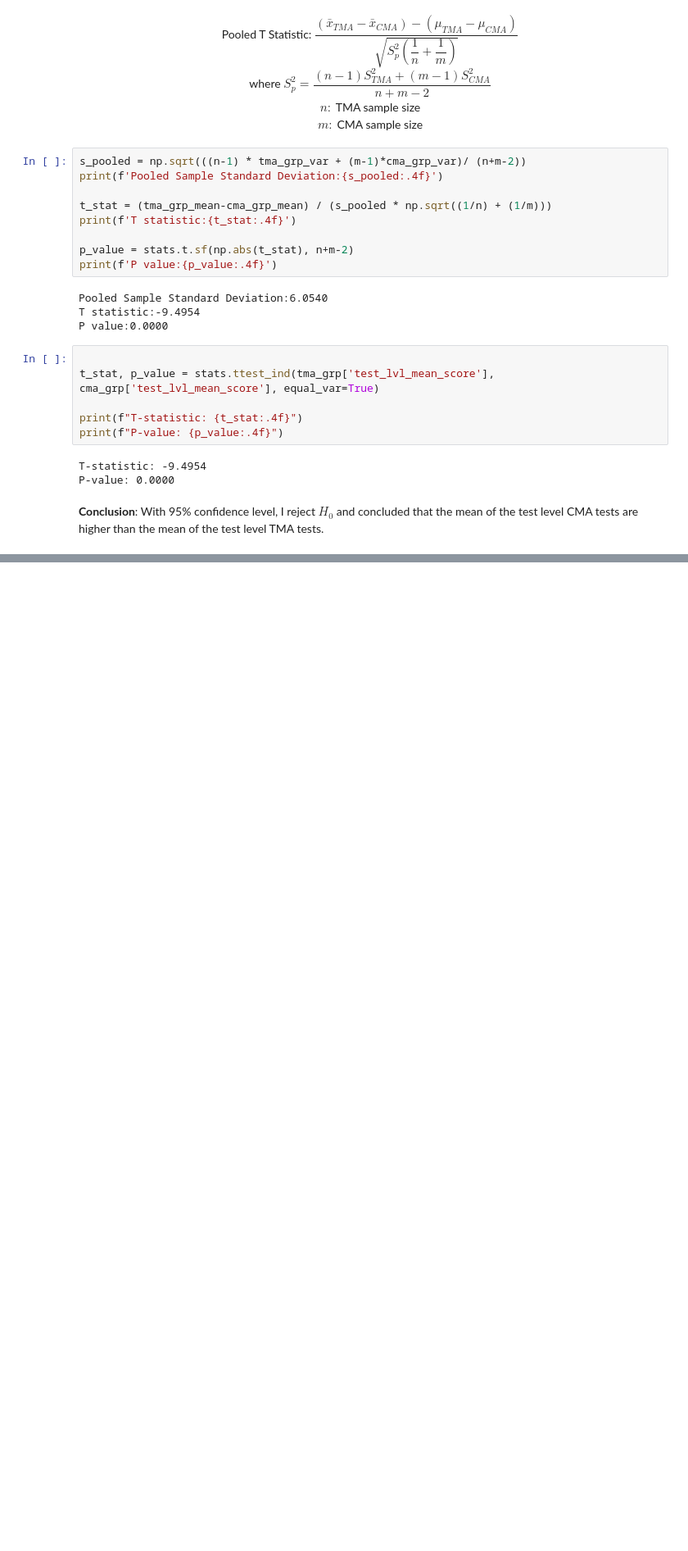
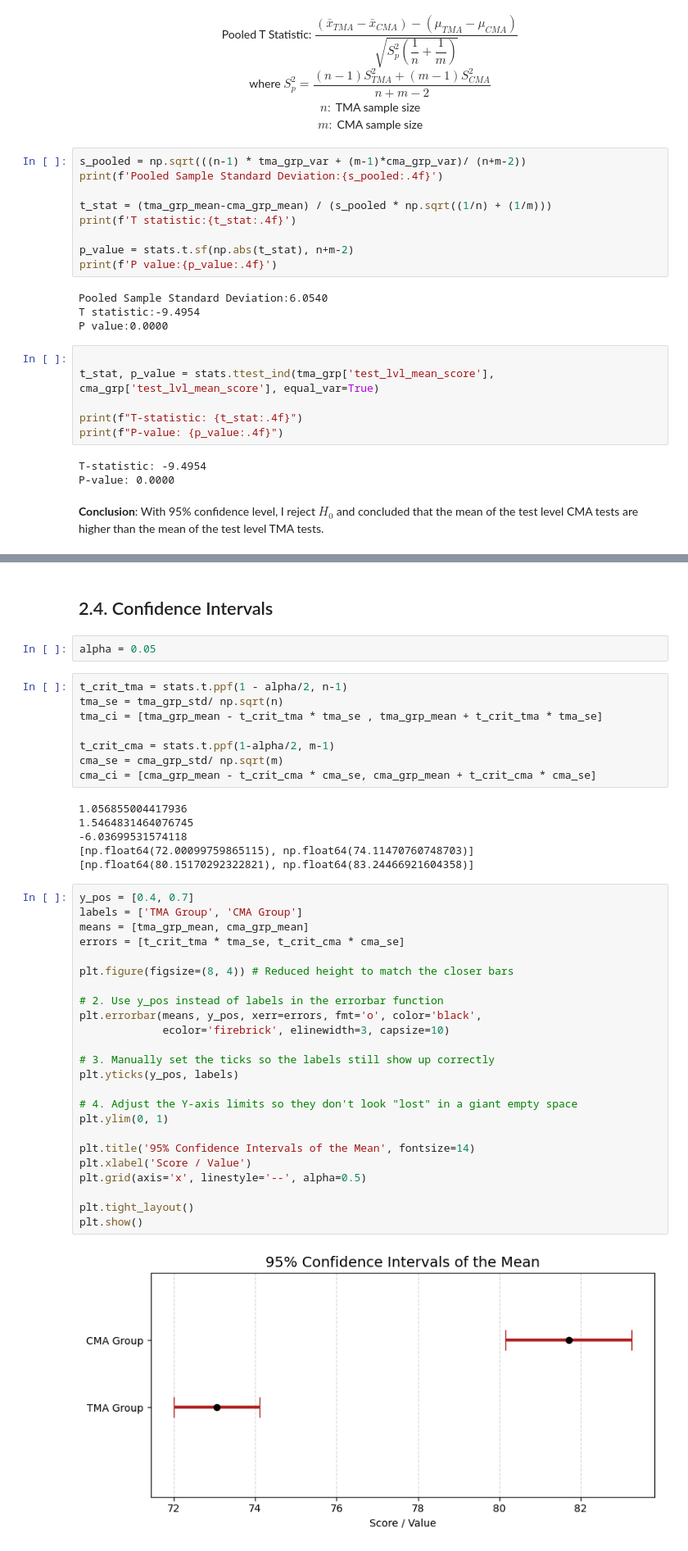
Before and after one commit to mengmengwoo/Causal_Inference, a Jupyter notebook: Hypothesis_Testing.ipynb, the cells around one changed output, grey strips where cells are left out. Shown at 82% size. Saved outputs shown, nothing was run; the diff lists cells and outputs as text; blank space fills up the shorter version.

```diff
--- a/Hypothesis_Testing.ipynb
+++ b/Hypothesis_Testing.ipynb
@@ -357,0 +358,44 @@ plt.savefig('dot_plot_analysis.png')
+# %% [markdown]
+## 2.4. Confidence Intervals
+# %%
+alpha = 0.05
+# %%
+t_crit_tma = stats.t.ppf(1 - alpha/2, n-1)
+tma_se = tma_grp_std/ np.sqrt(n)
+tma_ci = [tma_grp_mean - t_crit_tma * tma_se , tma_grp_mean + t_crit_tma * tma_se]
+
+t_crit_cma = stats.t.ppf(1-alpha/2, m-1)
+cma_se = cma_grp_std/ np.sqrt(m)
+cma_ci = [cma_grp_mean - t_crit_cma * cma_se, cma_grp_mean + t_crit_cma * cma_se]
+# %% [output]
+1.056855004417936
+1.5464831464076745
+-6.03699531574118
+[np.float64(72.00099759865115), np.float64(74.11470760748703)]
+[np.float64(80.15170292322821), np.float64(83.24466921604358)]
+# %%
+y_pos = [0.4, 0.7]
+labels = ['TMA Group', 'CMA Group']
+means = [tma_grp_mean, cma_grp_mean]
+errors = [t_crit_tma * tma_se, t_crit_cma * cma_se]
+
+plt.figure(figsize=(8, 4)) # Reduced height to match the closer bars
+
+# 2. Use y_pos instead of labels in the errorbar function
+plt.errorbar(means, y_pos, xerr=errors, fmt='o', color='black',
+             ecolor='firebrick', elinewidth=3, capsize=10)
+
+# 3. Manually set the ticks so the labels still show up correctly
+plt.yticks(y_pos, labels)
+
+# 4. Adjust the Y-axis limits so they don't look "lost" in a giant empty space
+plt.ylim(0, 1)
+
+plt.title('95% Confidence Intervals of the Mean', fontsize=14)
+plt.xlabel('Score / Value')
+plt.grid(axis='x', linestyle='--', alpha=0.5)
+
+plt.tight_layout()
+plt.show()
+# %% [output]
+[figure, added]
```
Also changed, not shown: parts of 1 cell of this notebook.
